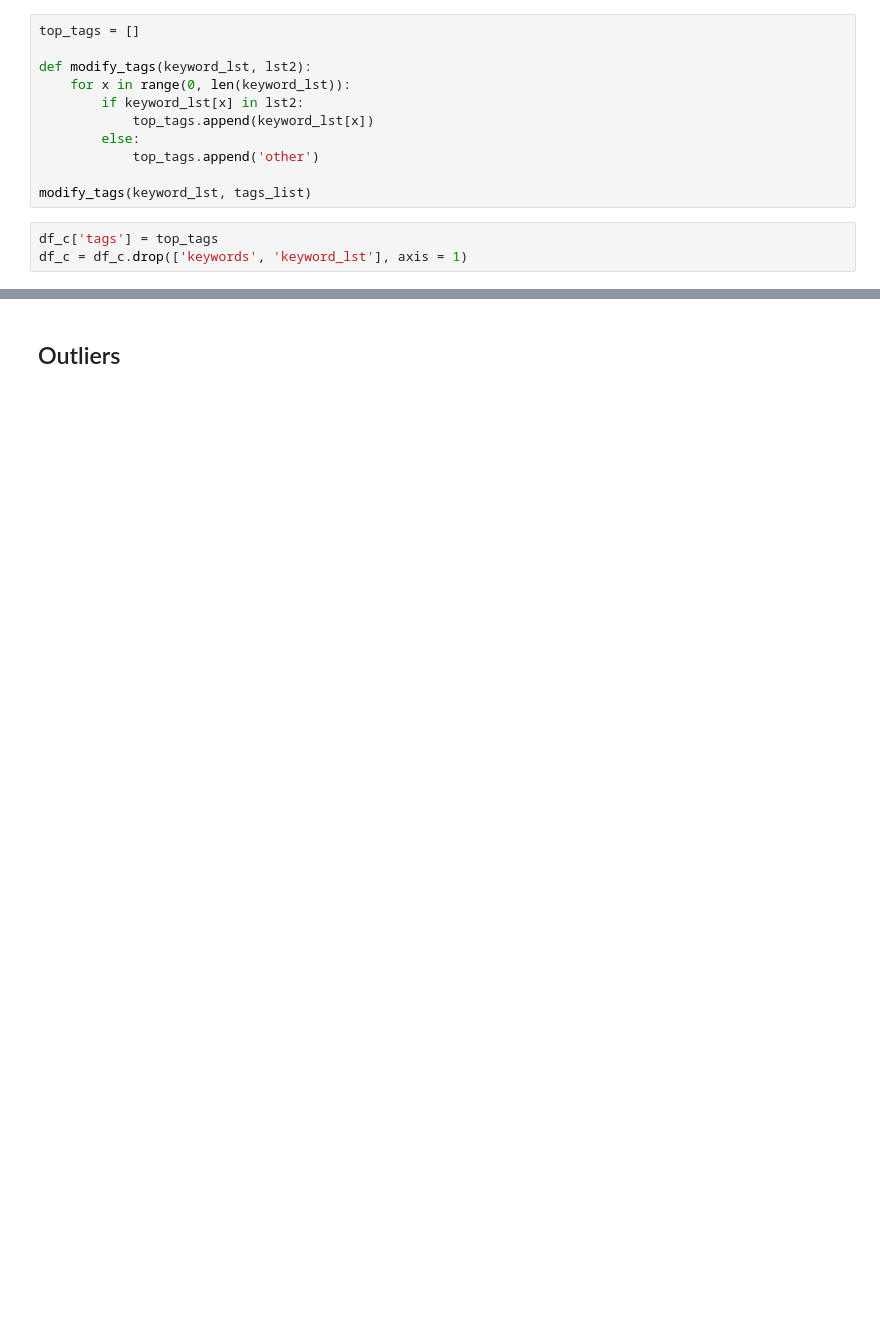
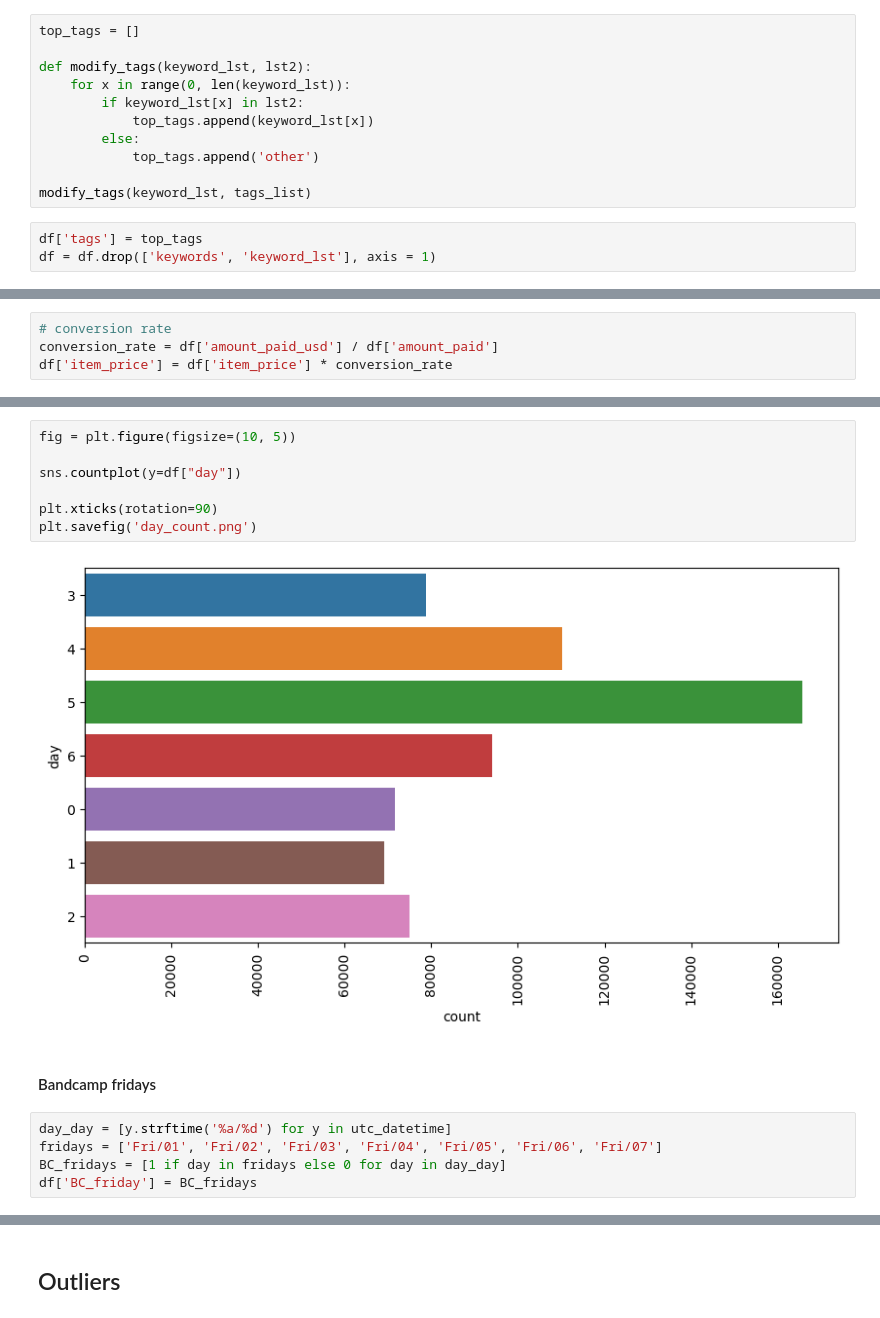
Before and after one commit to Maevezw/Master-Thesis, a Jupyter notebook: Data cleaning and preprocessing.ipynb, the cells around one changed output, grey strips where cells are left out. Drawn from its saved outputs; the diff is of its cells as text; blank space fills up the shorter version.

```diff
--- a/Data cleaning and preprocessing.ipynb
+++ b/Data cleaning and preprocessing.ipynb
@@ -237,6 +271,6 @@ def modify_tags(keyword_lst, lst2):
 
 modify_tags(keyword_lst, tags_list)
 # %%
-df_c['tags'] = top_tags
-df_c = df_c.drop(['keywords', 'keyword_lst'], axis = 1)
+df['tags'] = top_tags
+df = df.drop(['keywords', 'keyword_lst'], axis = 1)
 # %% [markdown]
@@ -243,0 +278,4 @@ df_c = df_c.drop(['keywords', 'keyword_lst'], axis = 1)
+# %%
+# conversion rate
+conversion_rate = df['amount_paid_usd'] / df['amount_paid']
+df['item_price'] = df['item_price'] * conversion_rate
@@ -243,0 +306,16 @@ df_c = df_c.drop(['keywords', 'keyword_lst'], axis = 1)
+# %%
+fig = plt.figure(figsize=(10, 5))
+
+sns.countplot(y=df["day"])
+
+plt.xticks(rotation=90)
+plt.savefig('day_count.png')
+# %% [output]
+[figure, added]
+# %% [markdown]
+#### Bandcamp fridays
+# %%
+day_day = [y.strftime('%a/%d') for y in utc_datetime]
+fridays = ['Fri/01', 'Fri/02', 'Fri/03', 'Fri/04', 'Fri/05', 'Fri/06', 'Fri/07']
+BC_fridays = [1 if day in fridays else 0 for day in day_day]
+df['BC_friday'] = BC_fridays
```
Also changed, not shown: parts of 93 cells of this notebook.
